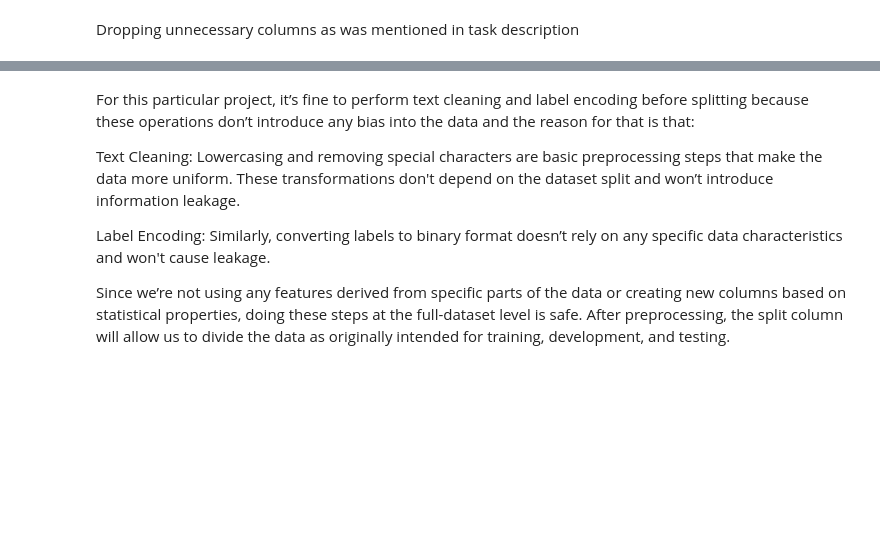
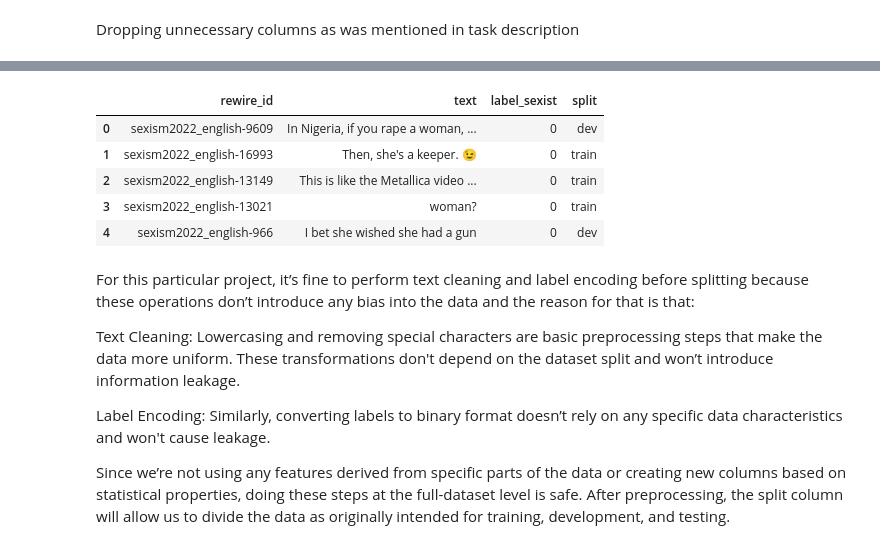
Before and after one commit to bayani2099/NLP-2025, a Jupyter notebook: Project/Code/NLP_Project_Group5.ipynb, the cells around one changed output, grey strips where cells are left out. Cells and saved outputs as stored; diff of their text form; code cells hidden in the pictures; blank space fills up the shorter version.

```diff
--- a/Project/Code/NLP_Project_Group5.ipynb
+++ b/Project/Code/NLP_Project_Group5.ipynb
@@ -111,6 +84,14 @@ df = df.drop(columns=['label_category', 'label_vector'])
 # %%
 # Binary encoding of 'label_sexist' column
-df['label_sexist'] = df['label_sexist'].apply(lambda x: 1 if x == 'sexist' else 0)
+DF['label_sexist'] = DF['label_sexist'].apply(lambda x: 1 if x == 'sexist' else 0)
+DF.head()
+# %% [output]
+|  | rewire_id | text | label_sexist | split |
+| 0 | sexism2022_english-9609 | In Nigeria, if you rape a woman, ... | 0 | dev |
+| 1 | sexism2022_english-16993 | Then, she's a keeper. 😉 | 0 | train |
+| 2 | sexism2022_english-13149 | This is like the Metallica video ... | 0 | train |
+| 3 | sexism2022_english-13021 | woman? | 0 | train |
+| 4 | sexism2022_english-966 | I bet she wished she had a gun | 0 | dev |
 # %% [markdown]
 For this particular project, it’s fine to perform text cleaning and label encoding before splitting because these operations don’t introduce any bias into the data and the reason for that is that:
 
```
Also changed, not shown: parts of 15 cells of this notebook, 3 other files.
